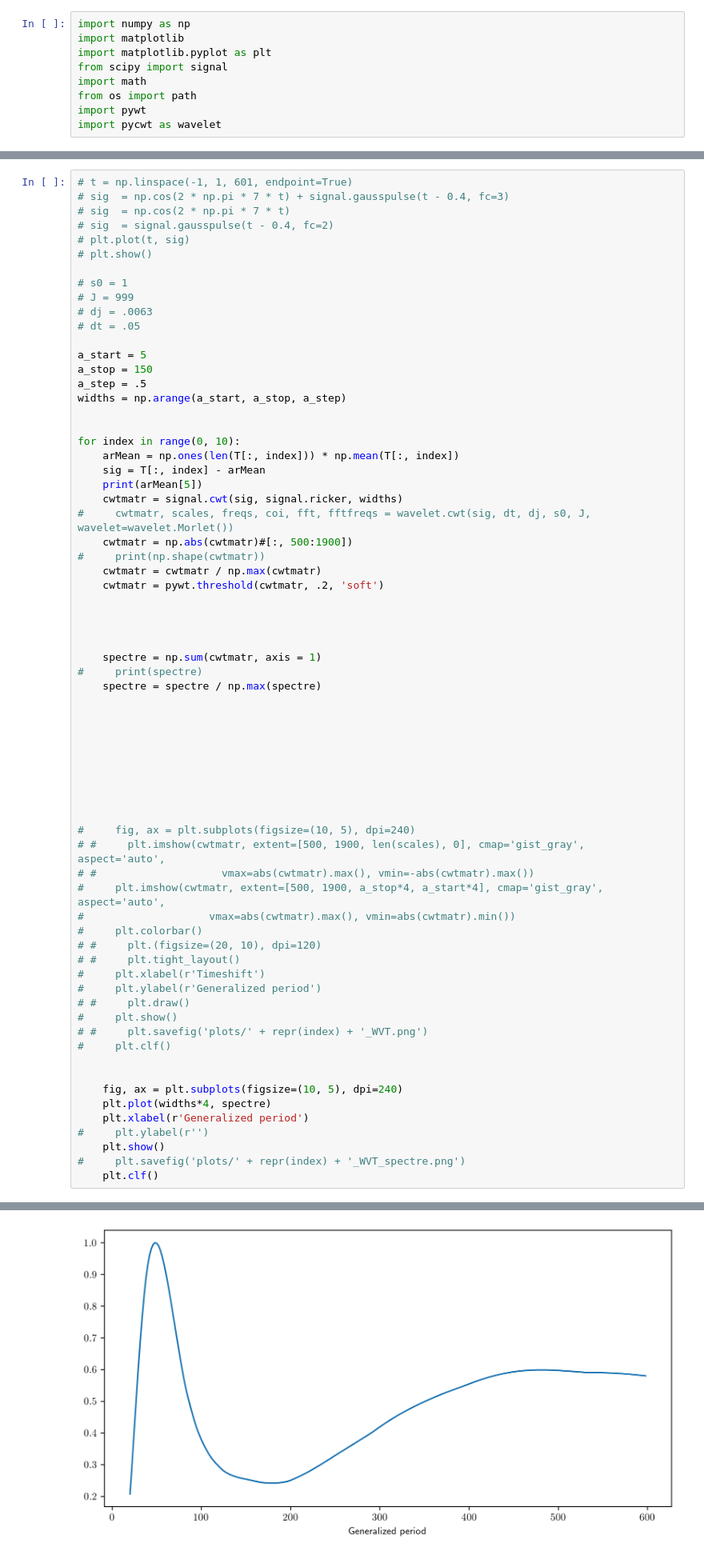
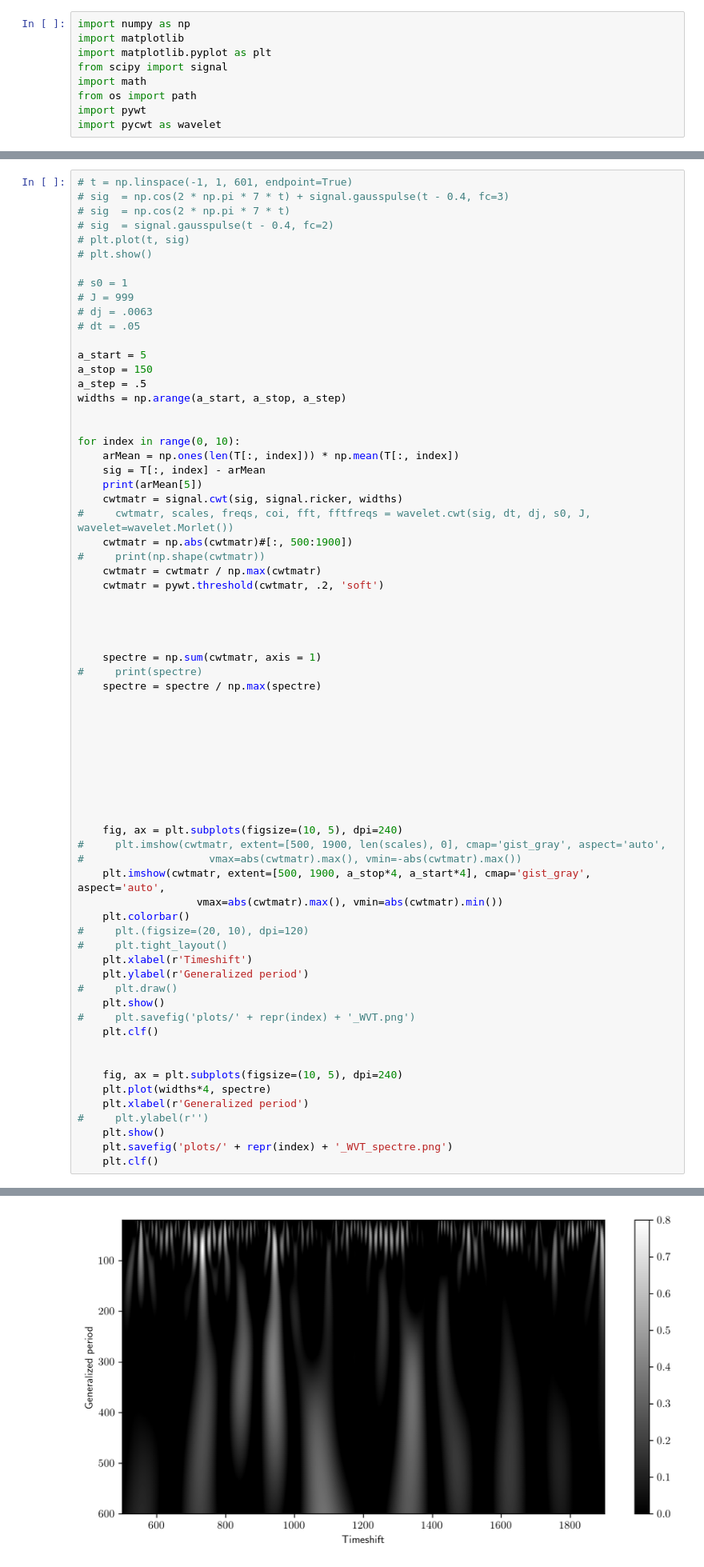
Before and after one commit to VasilievArtyom/PredictiveMaintenance, a Jupyter notebook: private/Tsyganov/wavelet.ipynb, the cells around one changed output, grey strips where cells are left out. Shown at 80% size. Drawn from its saved outputs; the diff is of its cells as text.

```diff
--- a/private/Tsyganov/wavelet.ipynb
+++ b/private/Tsyganov/wavelet.ipynb
@@ -54,46 +54,46 @@ for index in range(0, 10):
     cwtmatr = np.abs(cwtmatr)#[:, 500:1900])
 #     print(np.shape(cwtmatr))
     cwtmatr = cwtmatr / np.max(cwtmatr)
     cwtmatr = pywt.threshold(cwtmatr, .2, 'soft')
 
 
 
 
     spectre = np.sum(cwtmatr, axis = 1)
 #     print(spectre)
     spectre = spectre / np.max(spectre)
 
 
 
 
 
 
 
 
 
-#     fig, ax = plt.subplots(figsize=(10, 5), dpi=240)
-# #     plt.imshow(cwtmatr, extent=[500, 1900, len(scales), 0], cmap='gist_gray', aspect='auto',
-# #                    vmax=abs(cwtmatr).max(), vmin=-abs(cwtmatr).max())
-#     plt.imshow(cwtmatr, extent=[500, 1900, a_stop*4, a_start*4], cmap='gist_gray', aspect='auto',
-#                    vmax=abs(cwtmatr).max(), vmin=abs(cwtmatr).min())
-#     plt.colorbar()
-# #     plt.(figsize=(20, 10), dpi=120)
-# #     plt.tight_layout()
-#     plt.xlabel(r'Timeshift')
-#     plt.ylabel(r'Generalized period')
-# #     plt.draw()
-#     plt.show()
-# #     plt.savefig('plots/' + repr(index) + '_WVT.png')
-#     plt.clf()
+    fig, ax = plt.subplots(figsize=(10, 5), dpi=240)
+#     plt.imshow(cwtmatr, extent=[500, 1900, len(scales), 0], cmap='gist_gray', aspect='auto',
+#                    vmax=abs(cwtmatr).max(), vmin=-abs(cwtmatr).max())
+    plt.imshow(cwtmatr, extent=[500, 1900, a_stop*4, a_start*4], cmap='gist_gray', aspect='auto',
+                   vmax=abs(cwtmatr).max(), vmin=abs(cwtmatr).min())
+    plt.colorbar()
+#     plt.(figsize=(20, 10), dpi=120)
+#     plt.tight_layout()
+    plt.xlabel(r'Timeshift')
+    plt.ylabel(r'Generalized period')
+#     plt.draw()
+    plt.show()
+#     plt.savefig('plots/' + repr(index) + '_WVT.png')
+    plt.clf()
 
 
     fig, ax = plt.subplots(figsize=(10, 5), dpi=240)
     plt.plot(widths*4, spectre)
     plt.xlabel(r'Generalized period')
 #     plt.ylabel(r'')
     plt.show()
-#     plt.savefig('plots/' + repr(index) + '_WVT_spectre.png')
+    plt.savefig('plots/' + repr(index) + '_WVT_spectre.png')
     plt.clf()
 # %% [output]
 46.32162337702863
-[figure, old version]
+[figure, new version]
```
Also changed, not shown: parts of 1 cell of this notebook, 10 other files.
